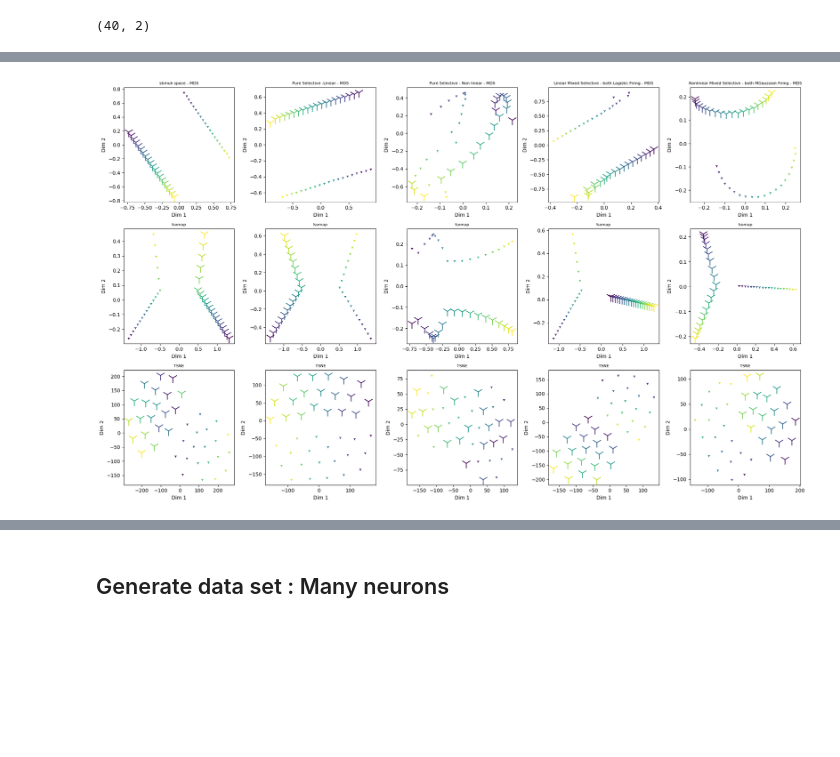
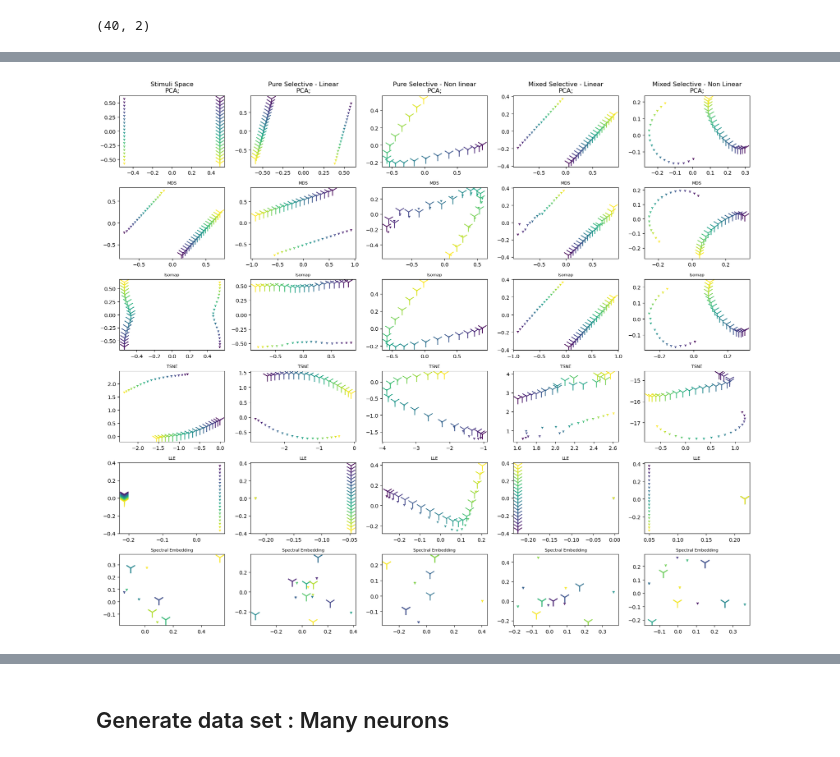
Before and after one commit to ZiluLiang/NeuralGeometry, a Jupyter notebook: DataDriven.ipynb, the cells around one changed output, grey strips where cells are left out. Saved outputs shown, nothing was run; the diff lists cells and outputs as text; code cells hidden in the pictures; blank space fills up the shorter version.

```diff
--- a/DataDriven.ipynb
+++ b/DataDriven.ipynb
@@ -274,26 +104,26 @@ for js,(s_name,s_mat) in enumerate(ThreeNeuronSpaces.items()):
     pca_space[s_name] = PCA(n_components=2).fit_transform(s_mat)
 
 # Plot firing rates and PCA transformed firing rates
-fig = plt.figure(figsize=(6*len(ThreeNeuronSpaces),9))
+fig = plt.figure(figsize=(4*len(ThreeNeuronSpaces),7))
 for js,(s_name,s_mat) in enumerate(ThreeNeuronSpaces.items()):
-    print(s_name)
-    ax = fig.add_subplot(2, len(TwoNeuronSpaces), js+1, projection='3d')
-    if "stimuli" in s_name:
-        ax.scatter(s_mat[:,0], s_mat[:,1], [0.5]*s_mat.shape[0], c=Trees.stimuli[:,0],s=np.exp(Trees.stimuli[:,1]*3+3),marker="1")
+
+    if "Stimuli" in s_name:
+        ax = fig.add_subplot(2, len(ThreeNeuronSpaces), js+1)
+        ax.scatter(s_mat[:,0], s_mat[:,1], c=Trees.stimuli[:,0],s=np.exp(Trees.stimuli[:,1]*3+3),marker="1")
         ax.set_xlabel('leafiness')
         ax.set_ylabel('branchiness')
-        ax.set_zticks([])
     elif "stimuli" not in s_name:
+        ax = fig.add_subplot(2, len(ThreeNeuronSpaces), js+1, projection='3d')
         ax.scatter(s_mat[:,0], s_mat[:,1], s_mat[:,2], c=Trees.stimuli[:,0],s=np.exp(Trees.stimuli[:,1]*3+3),marker="1")
         ax.set_xlabel('neuron 1')
         ax.set_ylabel('neuron 2')
         ax.set_zlabel('neuron 3')
 
-    ax.set_title(s_name, fontsize=8)
-    ax2 = fig.add_subplot(2, len(TwoNeuronSpaces), len(TwoNeuronSpaces)+ js+1)
+    ax.set_title(s_name, fontsize=18)
+    ax2 = fig.add_subplot(2, len(ThreeNeuronSpaces), len(ThreeNeuronSpaces) + js+1)
     ax2.scatter(x=pca_space[s_name][:,0],y=pca_space[s_name][:,1], c=Trees.stimuli[:,0],s=np.exp(Trees.stimuli[:,1]*3+3),marker="1")
     ax2.set_xlabel("PC 1")
     ax2.set_ylabel("PC 2")
-    ax2.set_title(f'PCA; Deff = {round(compute_dimensionality(s_mat),2)}')
+
 fig.tight_layout()
 # %% [output]
@@ -306,39 +131,56 @@ Nonlinear Mixed Selective - both MGaussian Firing
 # %%
-# Non linear dimensionality reduction
+# visualize neural representation - firing response
 
+# compute Dim reduction
+from sklearn.decomposition import PCA
 from sklearn.manifold import Isomap
 from sklearn.manifold import TSNE
 from sklearn.manifold import MDS
+from sklearn.manifold import LocallyLinearEmbedding
+from sklearn.manifold import SpectralEmbedding
 
-# compute MDS
+NeuronSpaces =  ThreeNeuronSpaces
 
-mds_space, isomap_space, tsne_space = {}, {}, {}
-for js,(s_name,s_mat) in enumerate(ThreeNeuronSpaces.items()):
+# calculate...
+pca_space, mds_space, isomap_space, tsne_space, LLE_space, spec_space = {}, {}, {}, {}, {}, {}
+for js,(s_name,s_mat) in enumerate(NeuronSpaces.items()):
+    pca_space[s_name] = PCA(n_components=2).fit_transform(s_mat)
     mds_space[s_name] = MDS(n_components=2).fit_transform(s_mat)
-    isomap_space[s_name] = Isomap(n_components=2).fit_transform(s_mat)
-    tsne_space[s_name] = TSNE(n_components=2).fit_transform(s_mat)
+    isomap_space[s_name] = Isomap(n_components=2, n_neighbors=30).fit_transform(s_mat)
+    tsne_space[s_name] = TSNE(n_components=2, learning_rate='auto',init='random').fit_transform(s_mat)
+    LLE_space[s_name] = LocallyLinearEmbedding(n_components=2).fit_transform(s_mat)
+    spec_space[s_name] = SpectralEmbedding(n_components=2, n_neighbors=2).fit_transform(s_mat)
 
 # Plot firing rates and PCA transformed firing rates
-fig = plt.figure(figsize=(4*len(ThreeNeuronSpaces), 12))
-for js,(s_name,s_mat) in enumerate(ThreeNeuronSpaces.items()):
+cols = len(NeuronSpaces)
+rows = 6
+fig = plt.figure(figsize=(3.5*cols,15))
+for jss,(s_name,s_mat) in enumerate(NeuronSpaces.items()):
+    print(s_name, s_mat.shape)
+    js=jss+1
+    ax1 = fig.add_subplot(6, cols, js)
+    ax1.scatter(x=pca_space[s_name][:,0],y=pca_space[s_name][:,1], c=Trees.stimuli[:,0],s=np.exp(Trees.stimuli[:,1]*3+3),marker="1")
+    ax1.set_title(f'{s_name}\nPCA;')
 
-    ax1 = fig.add_subplot(3, len(ThreeNeuronSpaces), js+1)
-    ax1.scatter(x=mds_space[s_name][:,0],y=mds_space[s_name][:,1], c=Trees.stimuli[:,0],s=np.exp(Trees.stimuli[:,1]*3+3),marker="1")
-    ax1.set_xlabel("Dim 1")
-    ax1.set_ylabel("Dim 2")
-    ax1.set_title(f'{s_name} - MDS', fontsize=8)
+    ax2 = fig.add_subplot(6, cols, cols + js)
+    ax2.scatter(x=mds_space[s_name][:,0],y=mds_space[s_name][:,1], c=Trees.stimuli[:,0],s=np.exp(Trees.stimuli[:,1]*3+3),marker="1")
+    ax2.set_title(f'MDS', fontsize=8)
 
-    ax2 = fig.add_subplot(3, len(ThreeNeuronSpaces), len(ThreeNeuronSpaces) + js+1)
-    ax2.scatter(x=isomap_space[s_name][:,0],y=isomap_space[s_name][:,1], c=Trees.stimuli[:,0],s=np.exp(Trees.stimuli[:,1]*3+3),marker="1")
-    ax2.set_xlabel("Dim 1")
-    ax2.set_ylabel("Dim 2")
-    ax2.set_title(f'Isomap', fontsize=8)
+    ax3 = fig.add_subplot(6, cols, 2*cols + js)
+    ax3.scatter(x=isomap_space[s_name][:,0],y=isomap_space[s_name][:,1], c=Trees.stimuli[:,0],s=np.exp(Trees.stimuli[:,1]*3+3),marker="1")
+    ax3.set_title(f'Isomap', fontsize=8)
 
-    ax2 = fig.add_subplot(3, len(ThreeNeuronSpaces), 2*len(ThreeNeuronSpaces) + js+1)
-    ax2.scatter(x=tsne_space[s_name][:,0],y=tsne_space[s_name][:,1], c=Trees.stimuli[:,0],s=np.exp(Trees.stimuli[:,1]*3+3),marker="1")
-    ax2.set_xlabel("Dim 1")
-    ax2.set_ylabel("Dim 2")
-    ax2.set_title(f'TSNE', fontsize=8)
+    ax3 = fig.add_subplot(6, cols, 3*cols + js)
+    ax3.scatter(x=tsne_space[s_name][:,0],y=tsne_space[s_name][:,1], c=Trees.stimuli[:,0],s=np.exp(Trees.stimuli[:,1]*3+3),marker="1")
+    ax3.set_title(f'TSNE', fontsize=8)
+
+    ax4 = fig.add_subplot(6, cols, 4*cols + js)
+    ax4.scatter(x=LLE_space[s_name][:,0],y=LLE_space[s_name][:,1], c=Trees.stimuli[:,0],s=np.exp(Trees.stimuli[:,1]*3+3),marker="1")
+    ax4.set_title(f'LLE', fontsize=8)
+
+    ax5 = fig.add_subplot(6, cols, 5*cols + js)
+    ax5.scatter(x=spec_space[s_name][:,0],y=spec_space[s_name][:,1], c=Trees.stimuli[:,0],s=np.exp(Trees.stimuli[:,1]*3+3),marker="1")
+    ax5.set_title(f'Spectral Embedding', fontsize=8)
 
 fig.tight_layout()
 # %% [output]
@@ -345,4 +192,4 @@ fig.tight_layout()
-[figure, old version]
+[figure, new version]
 # %%
 
 # variance explained by the first PC and also effective dimensionality
```
Also changed, not shown: parts of 15 cells of this notebook, 2 other files.
